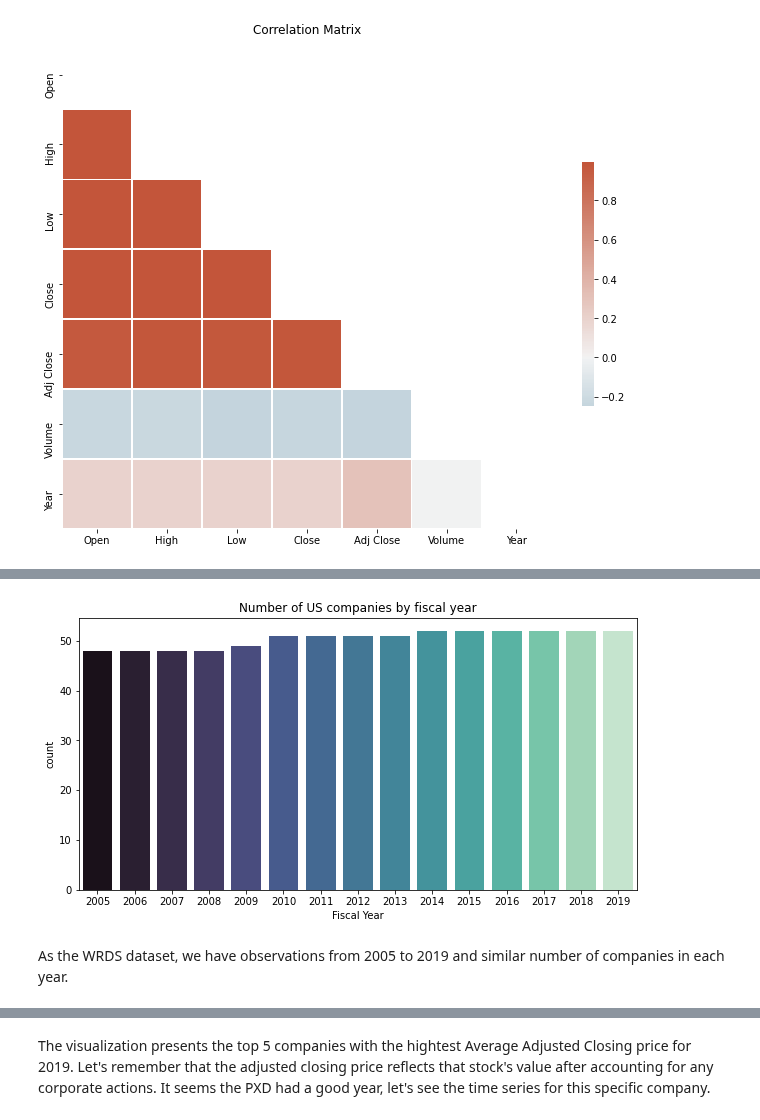
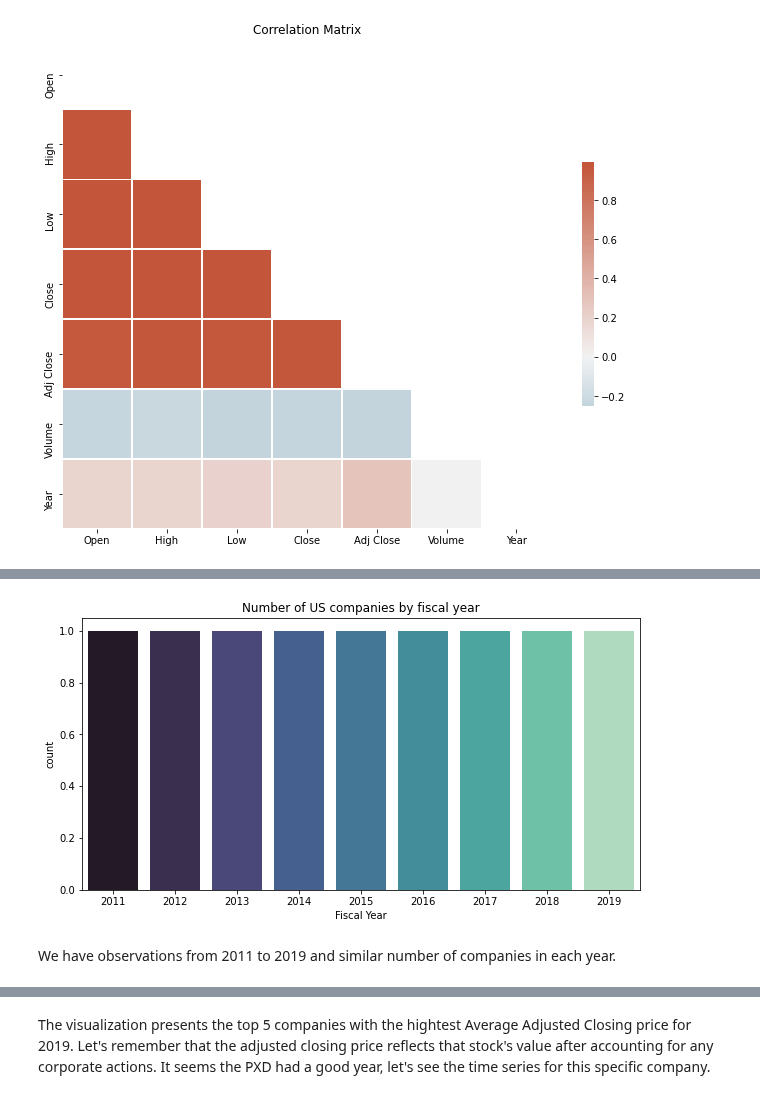
Before and after one commit to maralinetorres/BU-Capstone-Predicting-Environmental-Actions, a Jupyter notebook: Sprint #5 - Midterm presentations/Data collection, cleaning and EDA -Pilot Stocks.ipynb, the cells around one changed output, grey strips where cells are left out. Cells and saved outputs as stored; diff of their text form; code cells hidden in the pictures.

```diff
--- a/Sprint #5 - Midterm presentations/Data collection, cleaning and EDA -Pilot Stocks.ipynb
+++ b/Sprint #5 - Midterm presentations/Data collection, cleaning and EDA -Pilot Stocks.ipynb
@@ -370,13 +370,13 @@ df.head()
 # %%
-company_byyear = df.groupby(by='Year')['Ticker'].count()
+company_byyear = df.groupby(by='Year')['Ticker'].count().reset_index()
 plt.figure(figsize=(10,5));
 plt.title('Number of US companies by fiscal year');
-sns.countplot(x='fyear', data=stocks, palette='mako');
+sns.countplot(x='Year', data=company_byyear, palette='mako');
 plt.xlabel('Fiscal Year');
 # %% [output]
-[figure, old version]
+[figure, new version]
 # %% [markdown]
-As the WRDS dataset, we have observations from 2005 to 2019 and similar number of companies in each year.
+We have observations from 2011 to 2019 and similar number of companies in each year.
 # %%
 agg = df.loc[df.Year == 2019, ].groupby(['Ticker','Year'])[['Adj Close']].mean().sort_values(by='Adj Close', ascending=False).reset_index()[:5]
 agg
```
Also changed, not shown: parts of 19 cells of this notebook, 8 other files.
